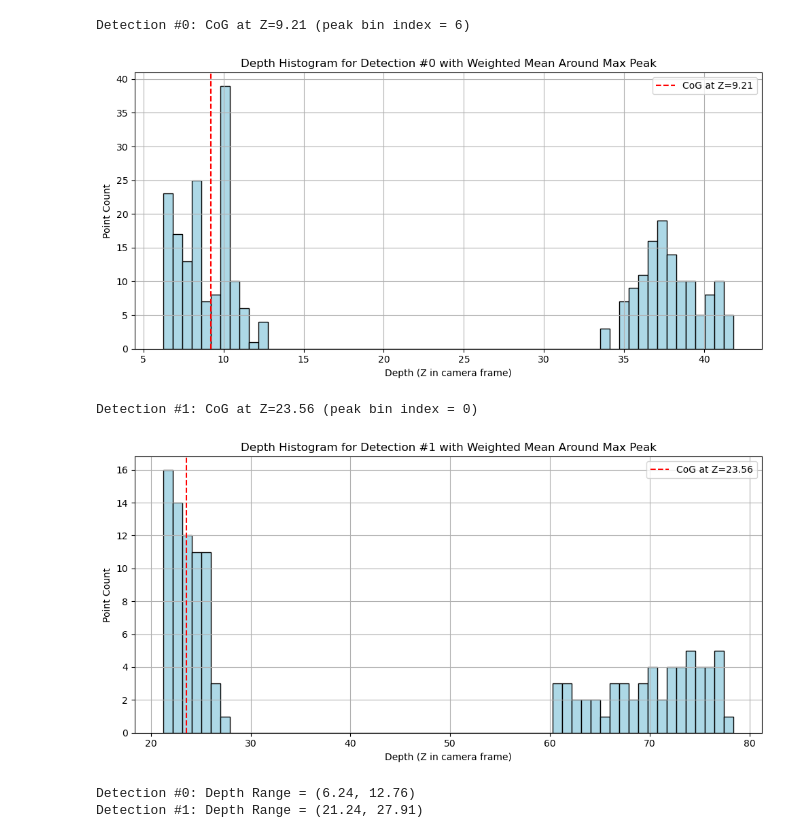
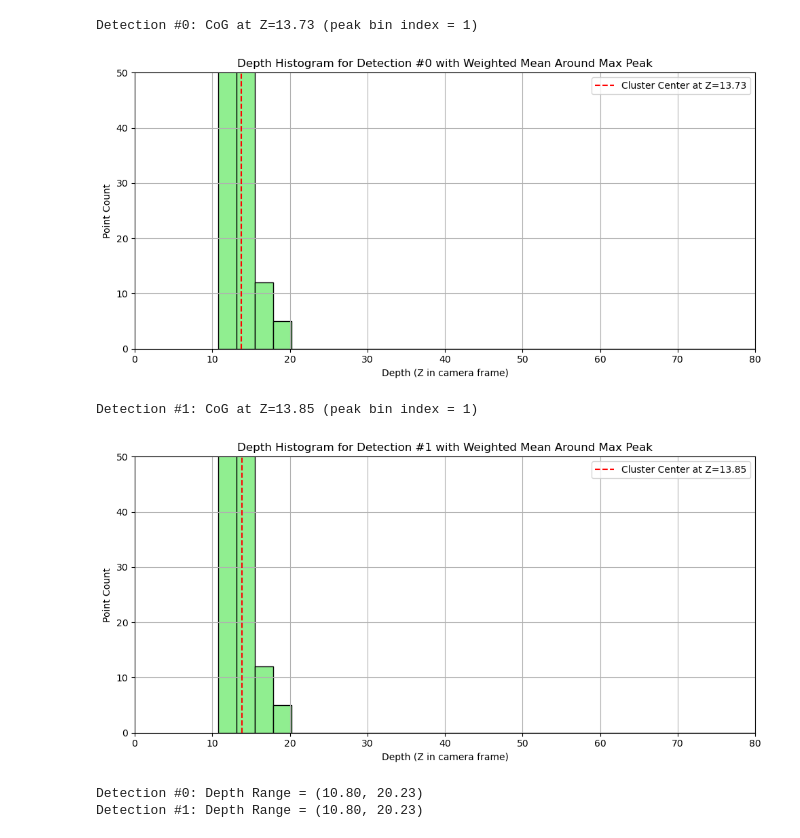
Before and after one commit to TristanWolfram/waves_sitaw_pkg, a Jupyter notebook: rbi_perception_pkg/testing/pointcloud_img_data/histogram_test.ipynb, the cells around one changed output. Saved outputs shown, nothing was run; the diff lists cells and outputs as text; code cells hidden in the pictures.

```diff
--- a/rbi_perception_pkg/testing/pointcloud_img_data/histogram_test.ipynb
+++ b/rbi_perception_pkg/testing/pointcloud_img_data/histogram_test.ipynb
@@ -7,8 +7,8 @@ from scipy.spatial.transform import Rotation as R
 from mpl_toolkits.mplot3d import Axes3D
 import matplotlib.pyplot as plt
 
-image_path = "output_image.png"
-ply_path = "output_pointcloud.ply"
+image_path = "output_image_3.png"
+ply_path = "output_pointcloud_3.ply"
 
 
 model_path = "yolo12n.pt"
@@ -47,7 +47,7 @@ def project_lidar_to_image(lidar_points, K, R, t):
     pixels = proj[:, :2] / proj[:, 2:3]
     return pixels, points_cam
 
-def draw_projected_points_on_image(image, pixels, bboxes=None, color=(255, 165, 0)):
+def draw_projected_points_on_image(image, pixels, bboxes=None, color=(0, 255, 0)):
     img_copy = image.copy()
 
     # Draw projected points
@@ -56,13 +56,13 @@ def draw_projected_points_on_image(image, pixels, bboxes=None, color=(255, 165,
         if 0 <= x < img_copy.shape[1] and 0 <= y < img_copy.shape[0]:
             cv2.circle(img_copy, (x, y), 1, color, -1)
 
-    # Draw and label bounding boxes
-    if bboxes:
-        for i, (x1, y1, x2, y2) in enumerate(bboxes):
-            cv2.rectangle(img_copy, (x1, y1), (x2, y2), (0, 255, 0), 2)
-            label = f"DETECTION #{i}"
-            cv2.putText(img_copy, label, (x1, y1 - 10), cv2.FONT_HERSHEY_SIMPLEX,
-                        0.6, (0, 255, 0), 2, lineType=cv2.LINE_AA)
+    # # Draw and label bounding boxes
+    # if bboxes:
+    #     for i, (x1, y1, x2, y2) in enumerate(bboxes):
+    #         cv2.rectangle(img_copy, (x1, y1), (x2, y2), (255, 165, 0), 2)
+    #         label = f"DETECTION #{i}"
+    #         # cv2.putText(img_copy, label, (x1, y1 - 10), cv2.FONT_HERSHEY_SIMPLEX,
+    #         #             0.6, (255, 165, 0), 2, lineType=cv2.LINE_AA)
 
     return img_copy
 
@@ -75,15 +75,17 @@ def extract_points_in_bbox(pixels, cam_points, bbox):
     )
     return cam_points[in_bbox]
 
-def plot_depth_histogram(points_3d, bbox_index, num_bins=170):
+def plot_depth_histogram(points_3d, bbox_index, num_bins=60):
     depths = points_3d[:, 2]
     hist, bin_edges = np.histogram(depths, bins=num_bins)
 
     plt.figure(figsize=(8, 4))
-    plt.bar(bin_edges[:-1], hist, width=np.diff(bin_edges), align='edge', color='orange', edgecolor='black')
+    plt.bar(bin_edges[:-1], hist, width=np.diff(bin_edges), align='edge', color='lightgreen', edgecolor='black')
     plt.title(f"Depth Histogram for Detection #{bbox_index}")
     plt.xlabel("Depth (Z in camera frame)")
+    plt.xlim(0, 170)  # Limit x-axis to 100m
     plt.ylabel("Number of Points")
+    plt.ylim(0, 200)
     plt.grid(True)
     plt.show()
 # %%
@@ -171,6 +173,6 @@ else:
 # %%
 
-def estimate_cog_from_max_peak(hist, bin_edges, sigma=2):
+def estimate_cog_from_max_peak(hist, bin_edges, sigma=5):
     """
     Find the bin with the highest count, then compute a weighted center (CoG)
     of the neighborhood [i-σ, ..., i+σ].
@@ -184,40 +186,42 @@ def estimate_cog_from_max_peak(hist, bin_edges, sigma=2):
     start = max(peak_idx - sigma, 0)
     end = min(peak_idx + sigma + 1, len(hist))
 
     weights = hist[start:end]
     centers = [(bin_edges[i] + bin_edges[i + 1]) / 2 for i in range(start, end)]
 
     # Compute weighted average (center of gravity)
     cog_z = np.average(centers, weights=weights)
 
     return peak_idx, cog_z
 
 # --- Loop through all detections ---
 for idx, points_in_frustum in enumerate(detections_frustum_points):
     if len(points_in_frustum) > 0:
         depths = points_in_frustum[:, 2]
         hist, bin_edges = np.histogram(depths, bins=60)
 
-        peak_idx, cog_z = estimate_cog_from_max_peak(hist, bin_edges, sigma=5)
+        peak_idx, cog_z = estimate_cog_from_max_peak(hist, bin_edges, sigma=10)
         print(f"Detection #{idx}: CoG at Z={cog_z:.2f} (peak bin index = {peak_idx})")
 
         # --- Visualization ---
         plt.figure(figsize=(10, 5))
         plt.bar(bin_edges[:-1], hist, width=np.diff(bin_edges), align='edge',
-                color='lightblue', edgecolor='black')
-        plt.axvline(cog_z, color='red', linestyle='--', label=f"CoG at Z={cog_z:.2f}")
+                color='lightgreen', edgecolor='black')
+        plt.axvline(cog_z, color='red', linestyle='--', label=f"Cluster Center at Z={cog_z:.2f}")
         plt.title(f"Depth Histogram for Detection #{idx} with Weighted Mean Around Max Peak")
         plt.xlabel("Depth (Z in camera frame)")
+        plt.xlim(0, 80)
         plt.ylabel("Point Count")
+        plt.ylim(0, 50)
         plt.grid(True)
         plt.legend()
         plt.tight_layout()
         plt.show()
 # %% [output]
-Detection #0: CoG at Z=9.21 (peak bin index = 6)
+Detection #0: CoG at Z=13.73 (peak bin index = 1)
-[figure, old version]
+[figure, new version]
-Detection #1: CoG at Z=23.56 (peak bin index = 0)
+Detection #1: CoG at Z=13.85 (peak bin index = 1)
-[figure, old version]
+[figure, new version]
 # %%
 def find_depth_range_around_peak(hist, bin_edges, peak_idx, gap_threshold=0):
     left = peak_idx
@@ -304,5 +308,5 @@ for idx, points_in_frustum in enumerate(detections_frustum_points):
         else:
             print(f"Detection #{idx}: Not enough points to estimate axis or box.")
 # %% [output]
-Detection #0: Depth Range = (6.24, 12.76)
-Detection #1: Depth Range = (21.24, 27.91)
+Detection #0: Depth Range = (10.80, 20.23)
+Detection #1: Depth Range = (10.80, 20.23)
```
Also changed, not shown: parts of 4 cells of this notebook, 4 other files.
